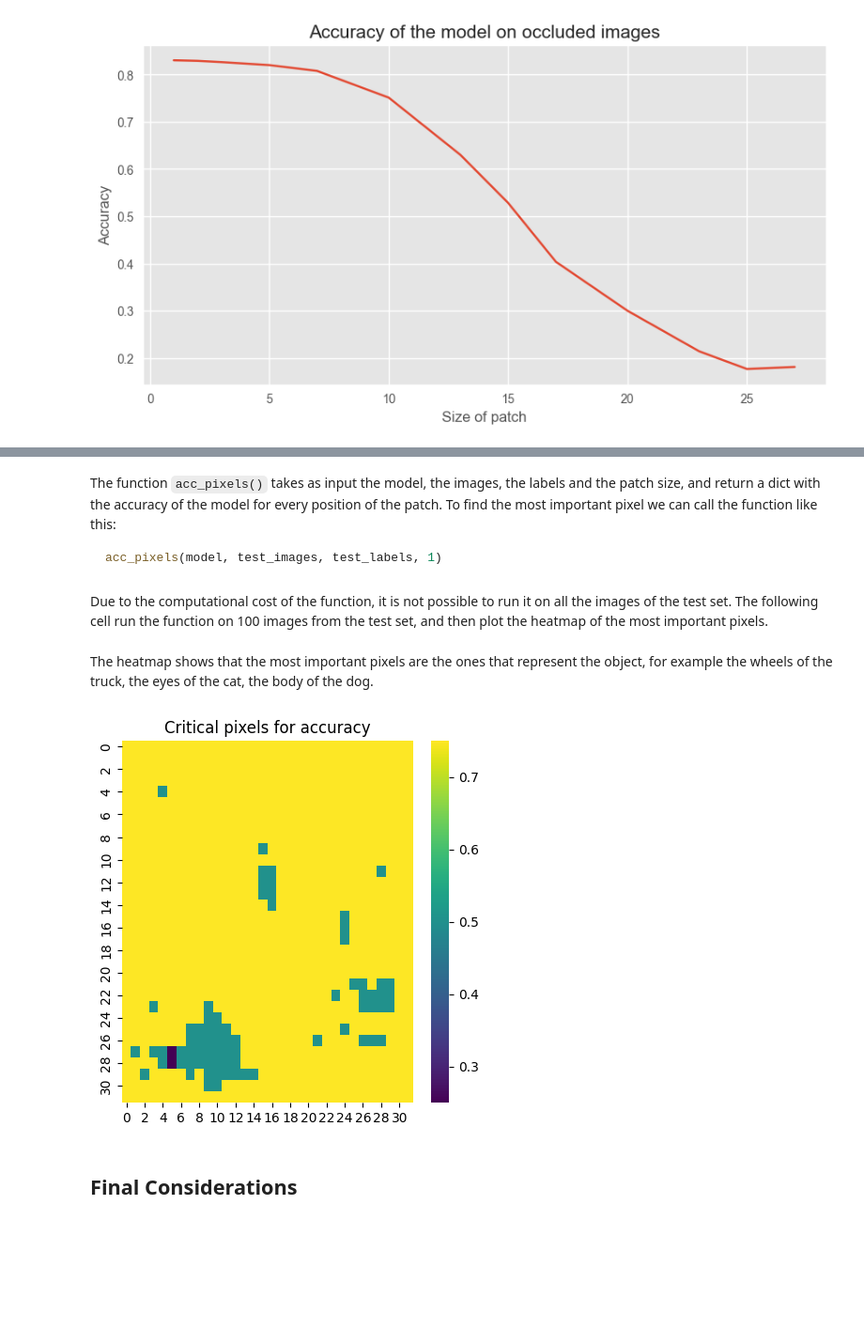
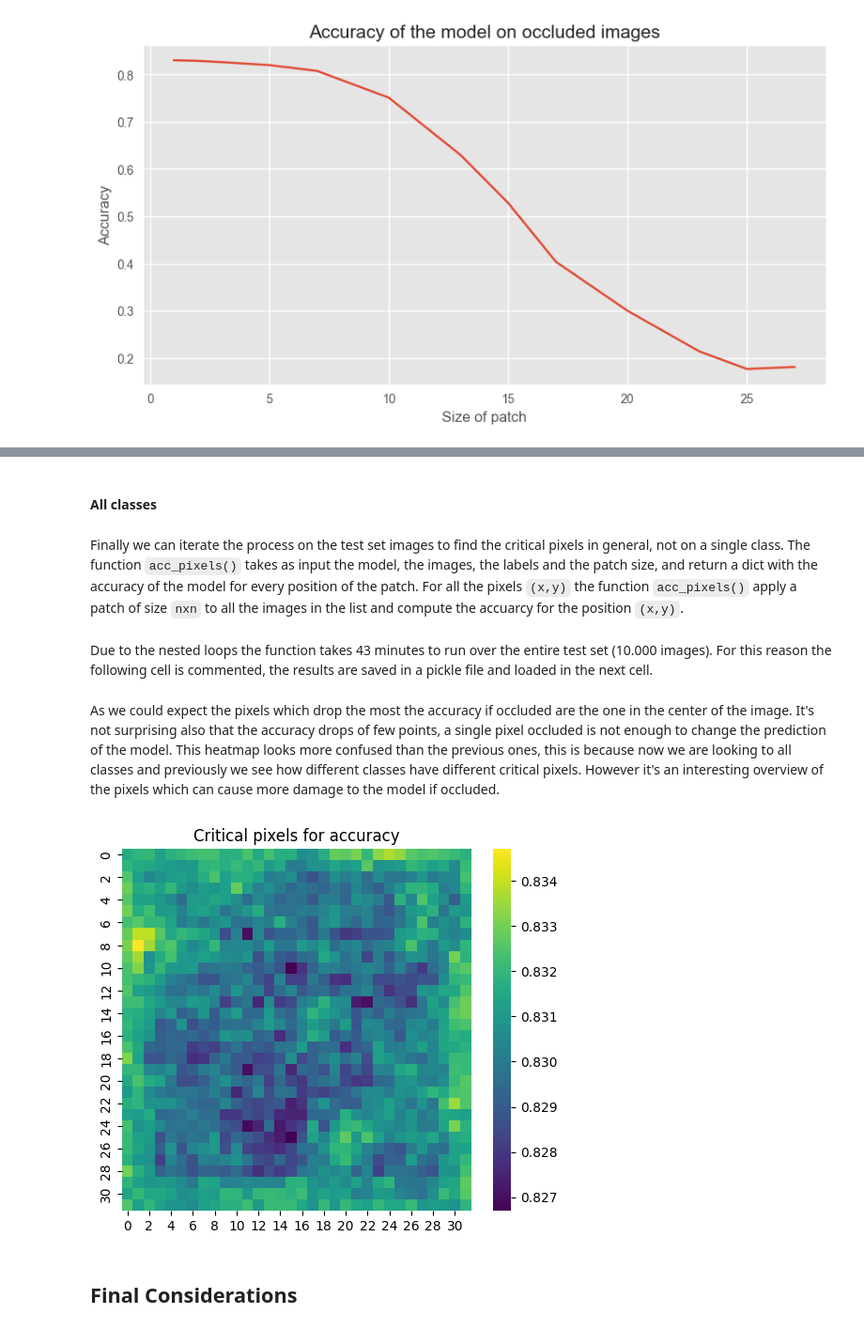
Before and after one commit to lilf4p/ispr-midterm, a Jupyter notebook: midterm3/image_classification.ipynb, the cells around one changed output, grey strips where cells are left out. Shown at 94% size. Drawn from its saved outputs; the diff is of its cells as text; code cells hidden in the pictures; blank space fills up the shorter version.

````diff
--- a/midterm3/image_classification.ipynb
+++ b/midterm3/image_classification.ipynb
@@ -450,0 +479,10 @@ sns.heatmap(heatmap, cmap='viridis')
+# %%
+pix_prob3 = main_pixels(model,test_images[2112],1)
+
+main_pixel3 = min(pix_prob3.items(), key=lambda x: x[1][0])
+x,y = main_pixel3[0]
+# %%
+pix_prob4 = main_pixels(model,test_images[2943],1)
+
+main_pixel4 = min(pix_prob4.items(), key=lambda x: x[1][0])
+x,y = main_pixel4[0]
@@ -450,0 +533,6 @@ sns.heatmap(heatmap, cmap='viridis')
+# %%
+deer = 769
+pix_prob5 = main_pixels(model,test_images[deer],1)
+
+main_pixel5 = min(pix_prob5.items(), key=lambda x: x[1][0])
+x,y = main_pixel5[0]
@@ -450,0 +541,16 @@ sns.heatmap(heatmap, cmap='viridis')
+# %%
+plt.figure(figsize=(5,5))
+plt.subplot(1, 2, 1)
+circle = plt.Circle((y, x), 1.5, color='r', fill=False, linewidth=3)
+plt.gca().add_patch(circle)
+plt.grid(False)
+plt.imshow(patch_image(test_images[deer], x, y, 1))
+pprint(main_pixel5)
+
+plt.subplot(1, 2, 2)
+plt.subplots_adjust(right=2)
+heatmap = np.zeros((32, 32))
+for i in range(32):
+    for j in range(32):
+        heatmap[i, j] = pix_prob5[(i, j)][0]
+sns.heatmap(heatmap, cmap='viridis')
@@ -451,6 +561,5 @@ sns.heatmap(heatmap, cmap='viridis')
+# %% [markdown]
+#### All classes
 # %% [markdown]
-The function `acc_pixels()` takes as input the model, the images, the labels and the patch size, and return a dict with the accuracy of the model for every position of the patch. To find the most important pixel we can call the function like this:
-```python
-acc_pixels(model, test_images, test_labels, 1)
-```
+Finally we can iterate the process on the test set images to find the critical pixels in general, not on a single class. The function `acc_pixels()` takes as input the model, the images, the labels and the patch size, and return a dict with the accuracy of the model for every position of the patch. For all the pixels `(x,y)` the function `acc_pixels()` apply a patch of size `nxn` to all the images in the list and compute the accuarcy for the position `(x,y)`.
 # %%
@@ -482,5 +590,3 @@ def acc_pixels(model, images, labels, size=1):
             pix_acc[(i, j)] = test_acc
 
     return pix_acc
-# %% [markdown]
-Due to the computational cost of the function, it is not possible to run it on all the images of the test set. The following cell run the function on 100 images from the test set, and then plot the heatmap of the most important pixels.
@@ -492,2 +593,2 @@ pix_acc = acc_pixels(model, test_images_small, test_labels_small, 1)
-# %% [markdown]
-The heatmap shows that the most important pixels are the ones that represent the object, for example the wheels of the truck, the eyes of the cat, the body of the dog.
+# %% [markdown]
+Due to the nested loops the function takes 43 minutes to run over the entire test set (10.000 images). For this reason the following cell is commented, the results are saved in a pickle file and loaded in the next cell.
@@ -494,14 +601,19 @@ The heatmap shows that the most important pixels are the ones that represent the
+# %% [markdown]
+As we could expect the pixels which drop the most the accuracy if occluded are the one in the center of the image. It's not surprising also that the accuracy drops of few points, a single pixel occluded is not enough to change the prediction of the model. This heatmap looks more confused than the previous ones, this is because now we are looking to all classes and previously we see how different classes have different critical pixels. However it's an interesting overview of the pixels which can cause more damage to the model if occluded.
 # %%
-# plot heatmap of accuracies for each pixel
-plt.figure(figsize=(5,5))
-heatmap = np.zeros((32, 32))
+loaded_pix_acc = {}
+with open('pix_acc.pickle', 'rb') as handle:
+    loaded_pix_acc = pickle.load(handle)
+
+plt.figure(figsize=(6,5))
+prova = np.zeros((32, 32))
 for i in range(32):
     for j in range(32):
-        heatmap[i, j] = pix_acc[(i, j)]
-sns.heatmap(heatmap, cmap='viridis')
+        prova[i, j] = loaded_pix_acc[(i, j)]
+sns.heatmap(prova, cmap='viridis')
 plt.title('Critical pixels for accuracy', size=12)
 plt.show()
 # %% [output]
-[figure, old version]
+[figure, new version]
 # %% [markdown]
 ## Final Considerations
````
Also changed, not shown: parts of 30 cells of this notebook, 2 other files.
